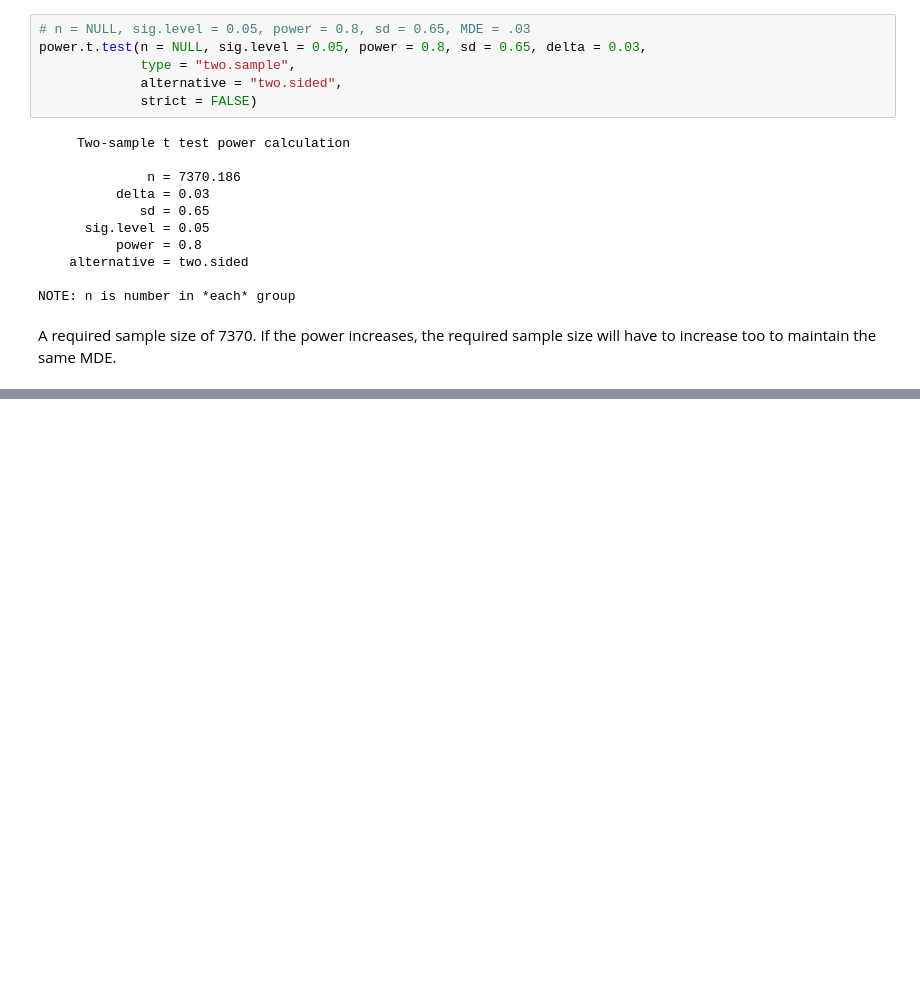
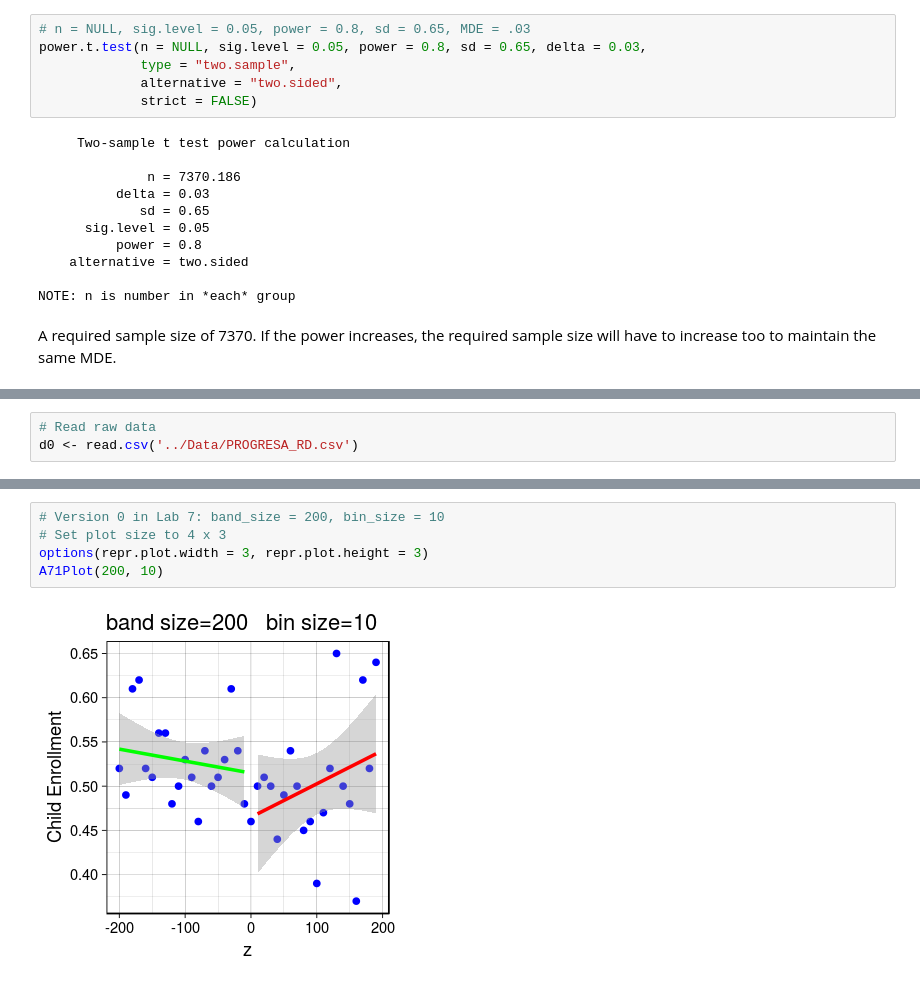
Before and after one commit to aoyh/bdbd, a Jupyter notebook: hw/Assignment3_AaronOu.ipynb, the cells around one changed output, grey strips where cells are left out. Saved outputs shown, nothing was run; the diff lists cells and outputs as text; blank space fills up the shorter version.

```diff
--- a/hw/Assignment3_AaronOu.ipynb
+++ b/hw/Assignment3_AaronOu.ipynb
@@ -83,0 +138,3 @@ If the power increases, the required sample size will have to increase too to ma
+# %%
+# Read raw data
+d0 <- read.csv('../Data/PROGRESA_RD.csv')
@@ -83,0 +186,7 @@ If the power increases, the required sample size will have to increase too to ma
+# %%
+# Version 0 in Lab 7: band_size = 200, bin_size = 10
+# Set plot size to 4 x 3
+options(repr.plot.width = 3, repr.plot.height = 3)
+A71Plot(200, 10)
+# %% [output]
+[figure, added]
```
Also changed, not shown: parts of 12 cells of this notebook, 1 other file.
